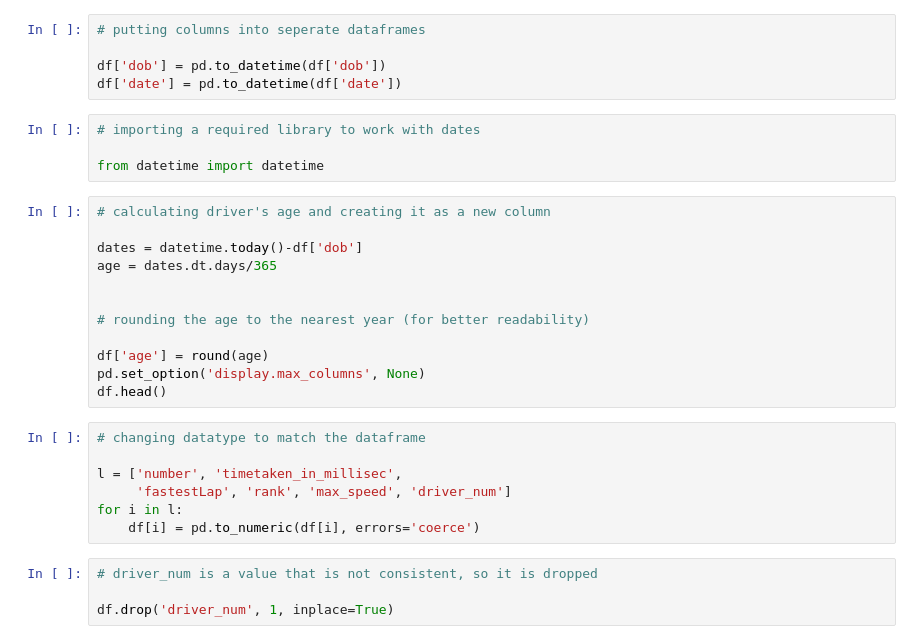
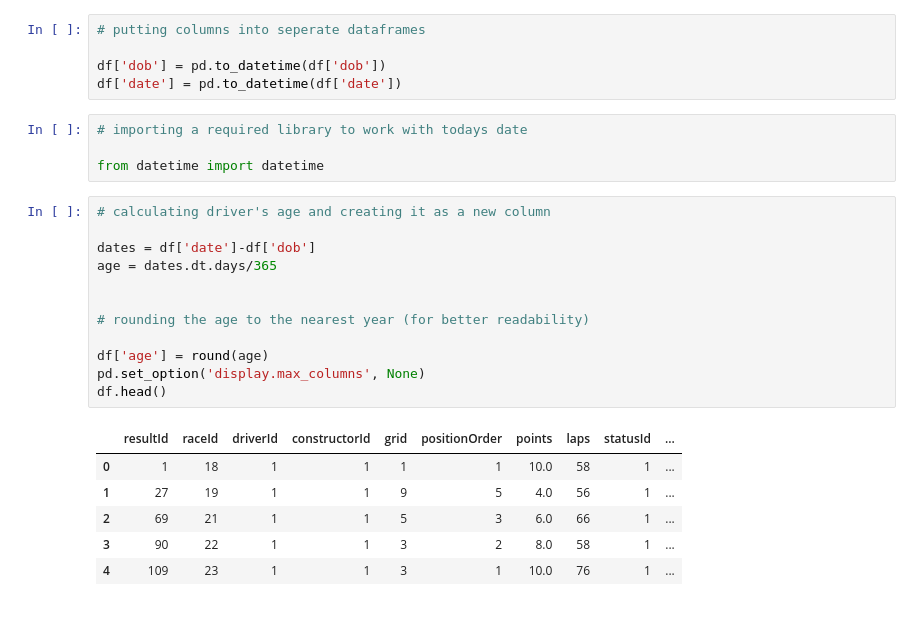
Before and after one commit to Siverty/Machine-Learning, a Jupyter notebook: ml.ipynb, the cells around one changed output. Saved outputs shown, nothing was run; the diff lists cells and outputs as text; blank space fills up the shorter version.

```diff
--- a/ml.ipynb
+++ b/ml.ipynb
@@ -108,29 +138,25 @@ pd.to_datetime(df.date)
 df['dob'] = pd.to_datetime(df['dob'])
 df['date'] = pd.to_datetime(df['date'])
 # %%
-# importing a required library to work with dates
+# importing a required library to work with todays date
 
 from datetime import datetime
 # %%
 # calculating driver's age and creating it as a new column
 
-dates = datetime.today()-df['dob']
+dates = df['date']-df['dob']
 age = dates.dt.days/365
 
 
 # rounding the age to the nearest year (for better readability)
 
 df['age'] = round(age)
 pd.set_option('display.max_columns', None)
 df.head()
+# %% [output]
+|  | resultId | raceId | driverId | constructorId | grid | positionOrder | points | laps | statusId | ... |
+| 0 | 1 | 18 | 1 | 1 | 1 | 1 | 10.0 | 58 | 1 | ... |
+| 1 | 27 | 19 | 1 | 1 | 9 | 5 | 4.0 | 56 | 1 | ... |
+| 2 | 69 | 21 | 1 | 1 | 5 | 3 | 6.0 | 66 | 1 | ... |
+| 3 | 90 | 22 | 1 | 1 | 3 | 2 | 8.0 | 58 | 1 | ... |
+| 4 | 109 | 23 | 1 | 1 | 3 | 1 | 10.0 | 76 | 1 | ... |
-# %%
-# changing datatype to match the dataframe
-
-l = ['number', 'timetaken_in_millisec',
-     'fastestLap', 'rank', 'max_speed', 'driver_num']
-for i in l:
-    df[i] = pd.to_numeric(df[i], errors='coerce')
-# %%
-# driver_num is a value that is not consistent, so it is dropped
-
-df.drop('driver_num', 1, inplace=True)
```
Also changed, not shown: parts of 50 cells of this notebook.
